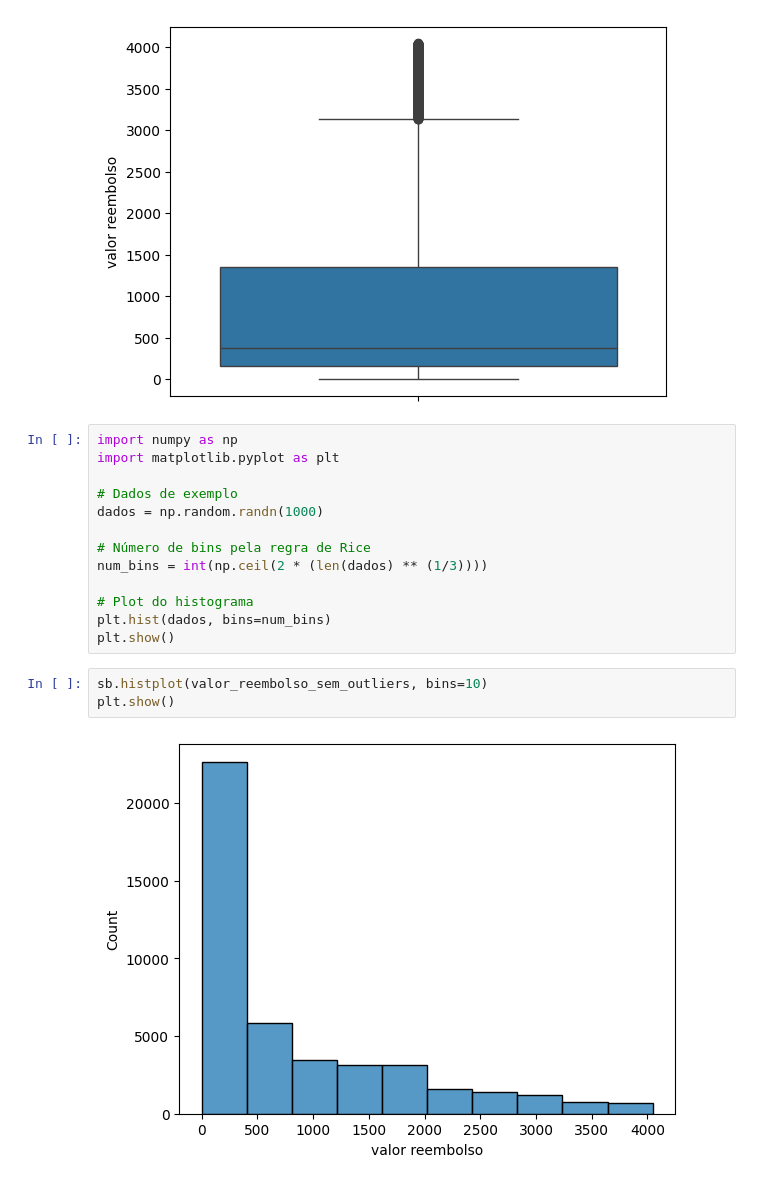
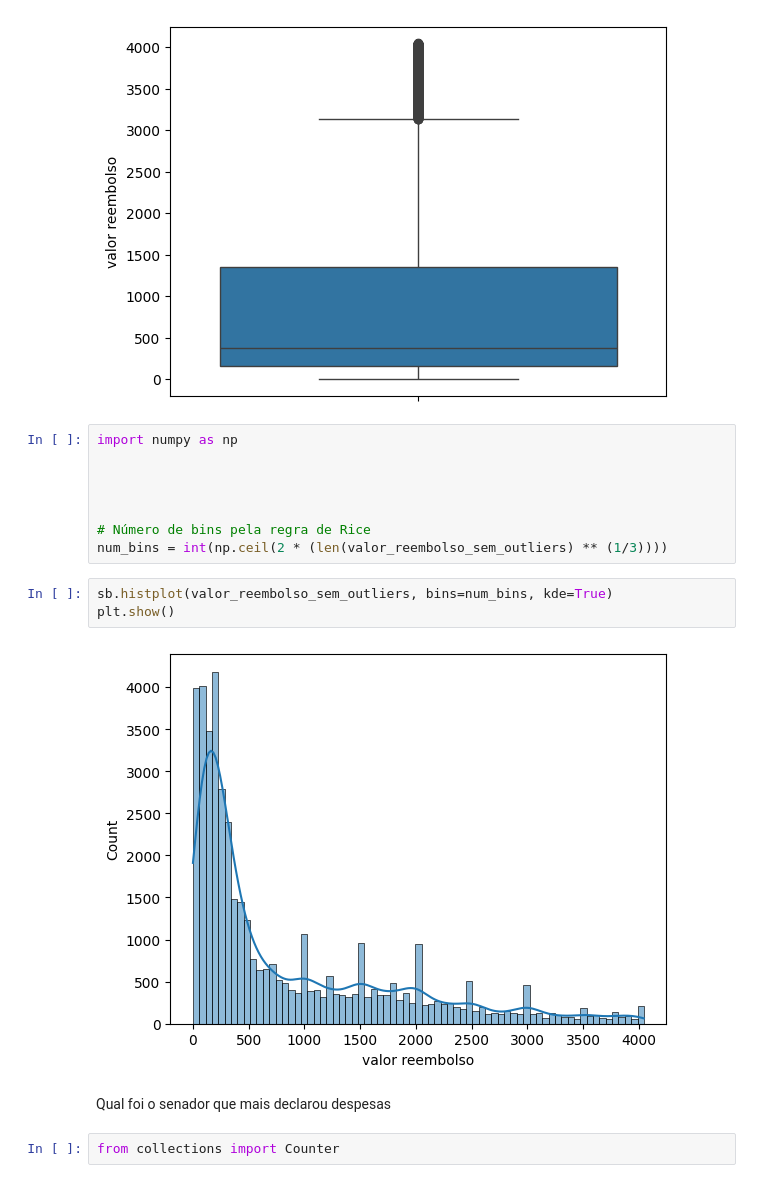
Before and after one commit to jeniferGoncalvesDaSilvaDev/7daysofcode-ds-alura2, a Jupyter notebook: desafio_7daysofcode_ds_alura.ipynb, the cells around one changed output. Cells and saved outputs as stored; diff of their text form.

```diff
--- a/desafio_7daysofcode_ds_alura.ipynb
+++ b/desafio_7daysofcode_ds_alura.ipynb
@@ -635,19 +633,18 @@ plt.show()
 [figure]
 # %%
 import numpy as np
-import matplotlib.pyplot as plt
 
-# Dados de exemplo
-dados = np.random.randn(1000)
+
+
 
 # Número de bins pela regra de Rice
-num_bins = int(np.ceil(2 * (len(dados) ** (1/3))))
-
-# Plot do histograma
-plt.hist(dados, bins=num_bins)
-plt.show()
+num_bins = int(np.ceil(2 * (len(valor_reembolso_sem_outliers) ** (1/3))))
 # %%
-sb.histplot(valor_reembolso_sem_outliers, bins=10)
+sb.histplot(valor_reembolso_sem_outliers, bins=num_bins, kde=True)
 plt.show()
 # %% [output]
-[figure, old version]
+[figure, new version]
+# %% [markdown]
+Qual foi o senador que mais declarou despesas
+# %%
+from collections import Counter
```
Also changed, not shown: parts of 18 cells of this notebook.
